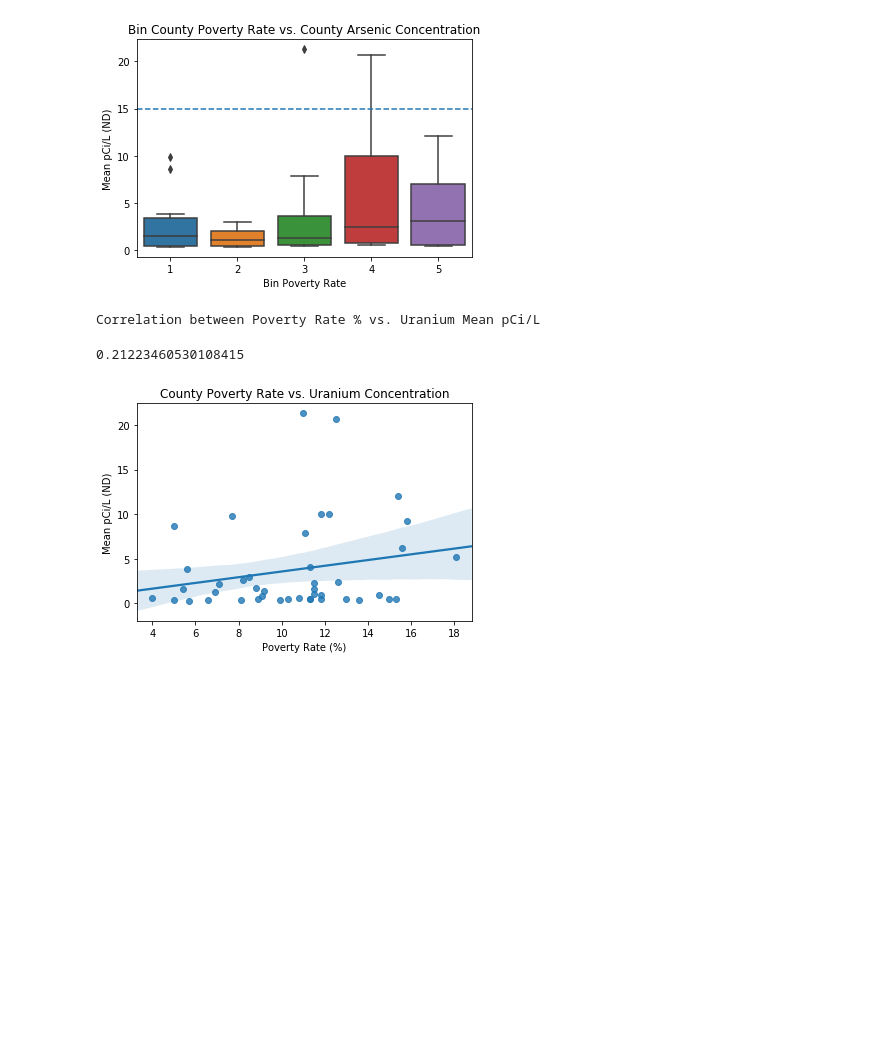
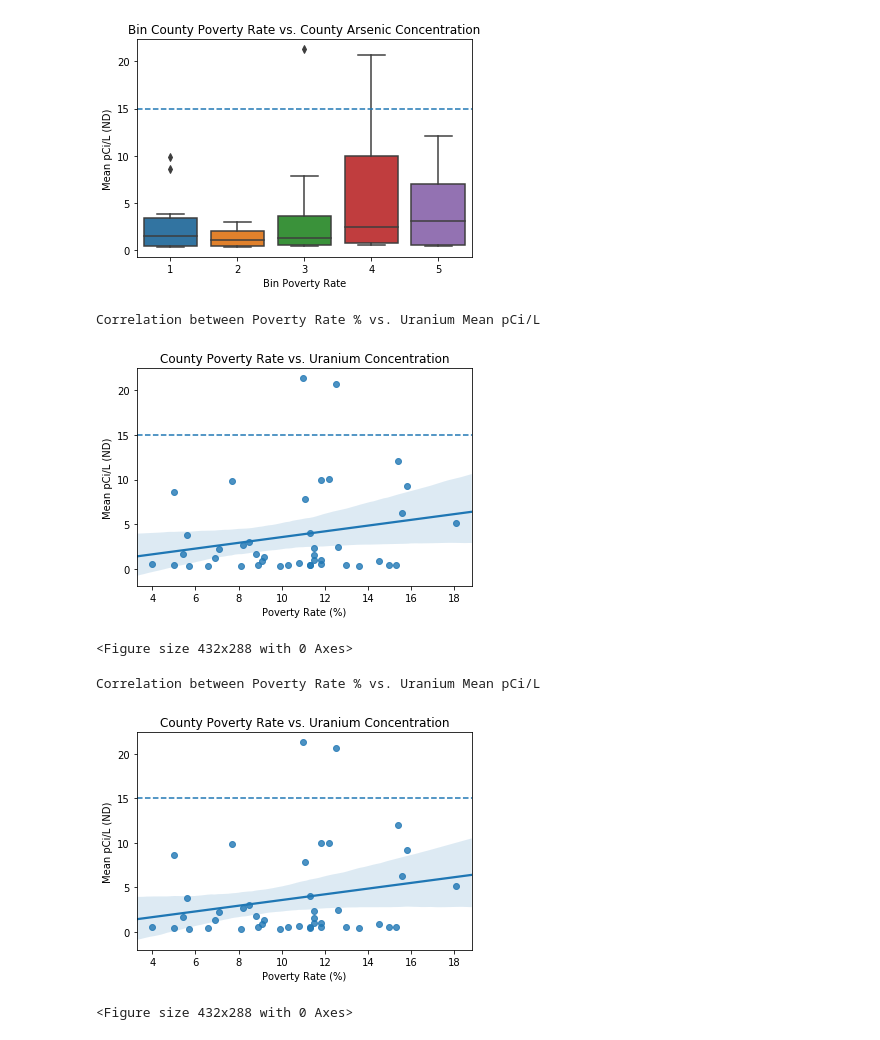
Before and after one commit to bkaczmarczik28/MN-Drinking-Water-Quality, a Jupyter notebook: PovertyByCounty-Uranium.ipynb, the cells around one changed output. Saved outputs shown, nothing was run; the diff lists cells and outputs as text; code cells hidden in the pictures; blank space fills up the shorter version.

```diff
--- a/PovertyByCounty-Uranium.ipynb
+++ b/PovertyByCounty-Uranium.ipynb
@@ -167,7 +167,7 @@ ByCounty1_df.head()
 | 4 | Cass | NaN |
 # %%
 #merge the mean and standard deviation into the same data frame
-avg_df = pd.merge(ByCounty_df,ByCounty1_df, on = "County", how = "outer")
+avg_df = pd.merge(ByCounty_df,ByCounty1_df, on = "County", how = "inner")
 avg_df.head()
 # %% [output]
 |  | County | Mean pCi/L (ND) | Standard Deviation pCi/L (ND) |
@@ -178,7 +178,7 @@ avg_df.head()
 | 4 | Cass | 0.500000 | NaN |
 # %%
 #merge mean/std dataframe with poverty rate data
-county_combined = pd.merge(avg_df,county_pov_df, on = "County", how = "outer")
+county_combined = pd.merge(avg_df,county_pov_df, on = "County", how = "inner")
 county_combined.head()
 # %% [output]
 |  | County | Mean pCi/L (ND) | Standard Deviation pCi/L (ND) | Rank | Poverty Rate | Urban/Rural/Sub |
@@ -240,7 +240,25 @@ ax.axes.set_title("County Poverty Rate vs. Uranium Concentration")
 #using function to calculate correlation factor
 print("Correlation between Poverty Rate % vs. Uranium Mean pCi/L")
 county_combined["Poverty Rate (%)"].corr(county_combined["Mean pCi/L (ND)"])
+
+plt.show()
+plt.savefig("regression_line_uranium2017.png")
 # %% [output]
 Correlation between Poverty Rate % vs. Uranium Mean pCi/L
+[figure, new version]
-0.21223460530108415
+<Figure size 432x288 with 0 Axes>
-[figure, old version]
+# %%
+#plotting poverty rate vs. mean nitrate concentration to see if there is a correlation
+ax = sns.regplot(x=county_combined["Poverty Rate (%)"], y=county_combined["Mean pCi/L (ND)"])
+ax.axes.set_title("County Poverty Rate vs. Uranium Concentration")
+
+#using function to calculate correlation factor
+print("Correlation between Poverty Rate % vs. Uranium Mean pCi/L")
+county_combined["Poverty Rate (%)"].corr(county_combined["Mean pCi/L (ND)"])
+ax.axhline(15, ls='--')
+plt.show()
+plt.savefig("regression_line_uranium2017.png")
+# %% [output]
+Correlation between Poverty Rate % vs. Uranium Mean pCi/L
+[figure, added]
+<Figure size 432x288 with 0 Axes>
```
Also changed, not shown: 5 other files.
